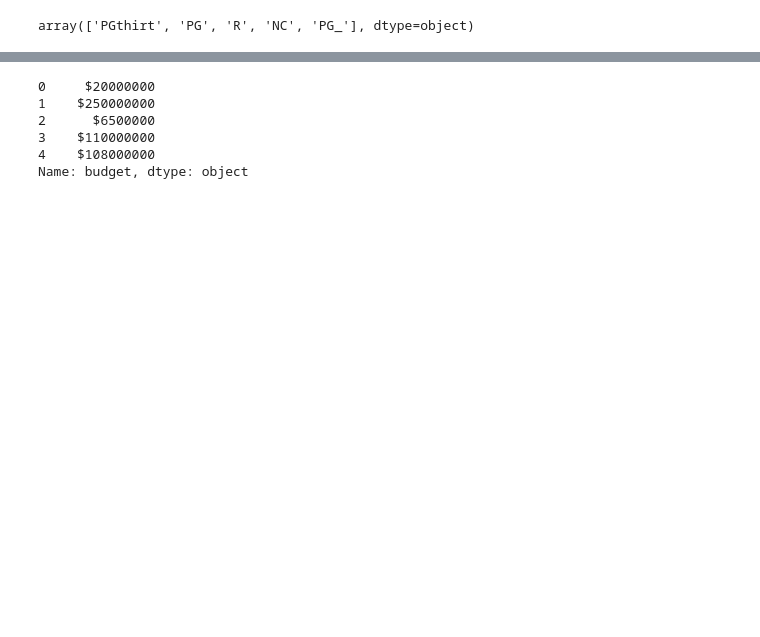
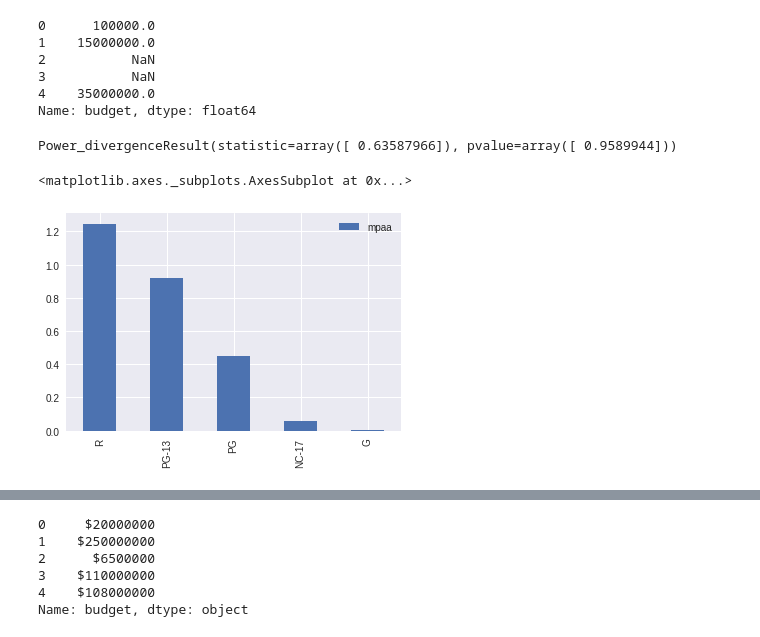
Before and after one commit to jvheeswijck/project_luthor, a Jupyter notebook: movie-scraper/movies/project_luthor.ipynb, the cells around one changed output, grey strips where cells are left out. Saved outputs shown, nothing was run; the diff lists cells and outputs as text; code cells hidden in the pictures; blank space fills up the shorter version.

```diff
--- a/movie-scraper/movies/project_luthor.ipynb
+++ b/movie-scraper/movies/project_luthor.ipynb
@@ -64,12 +183,7 @@ df_clean.shape
 # Euro
 # Pound (check year conversion) grab year and exchange rate
 
-# Clean
-df_clean.lifetime = df_clean.lifetime.str.replace('$', '').str.replace(',', '')
-df_clean.opening = df_clean.opening.str.replace('$', '').str.replace(',', '')
+# Do currency conversions
 
-df_clean.mpaa.unique()
 
 # clean budget
-# %% [output]
-array(['PGthirt', 'PG', 'R', 'NC', 'PG_'], dtype=object)
@@ -78,0 +190,9 @@ df_clean.runtime = df_clean.runtime.apply(float)
+# %%
+df_clean.budget.head()
+# %% [output]
+0      100000.0
+1    15000000.0
+2           NaN
+3           NaN
+4    35000000.0
+Name: budget, dtype: float64
@@ -78,0 +201,11 @@ df_clean.runtime = df_clean.runtime.apply(float)
+# %%
+chisquare(percent_15, df_p14)
+# %% [output]
+Power_divergenceResult(statistic=array([ 0.63587966]), pvalue=array([ 0.9589944]))
+# %%
+fig,ax = plt.subplots()
+percent_15.plot(kind='bar', ax=ax)
+percent_14.plot(kind='bar', ax=ax)
+# %% [output]
+<matplotlib.axes._subplots.AxesSubplot at 0x...>
+[figure, added]
```
Also changed, not shown: parts of 53 cells of this notebook, 8 other files.
